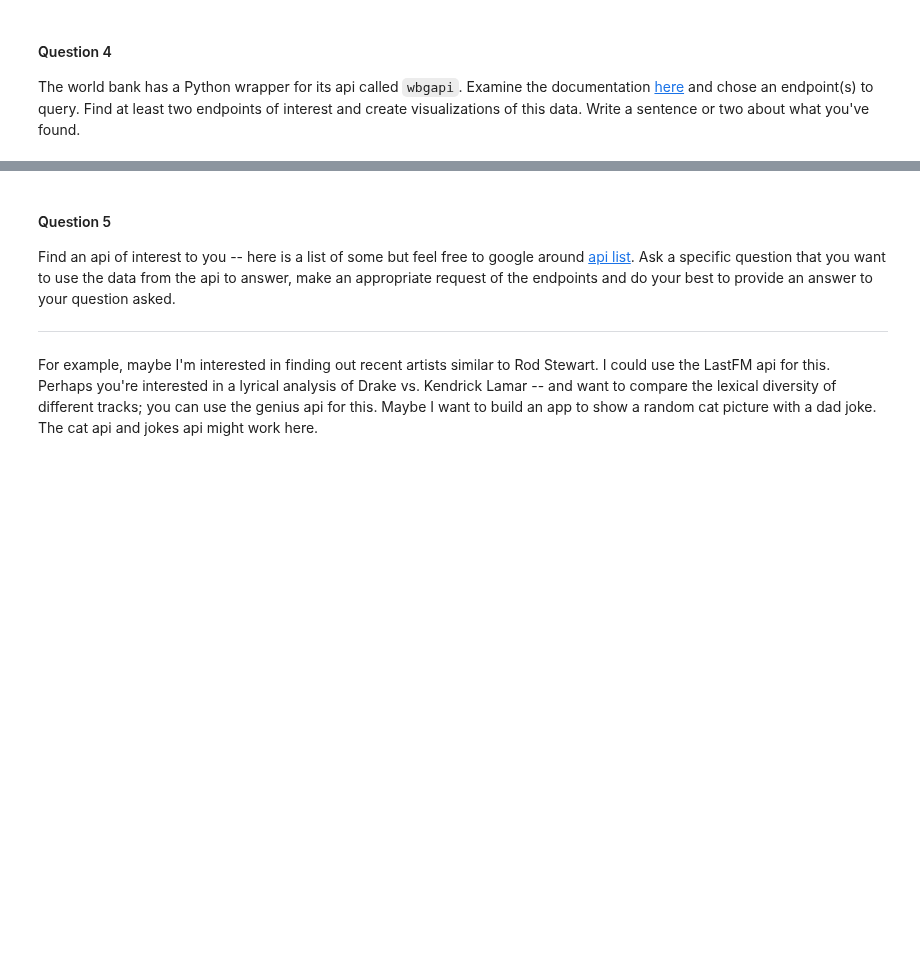
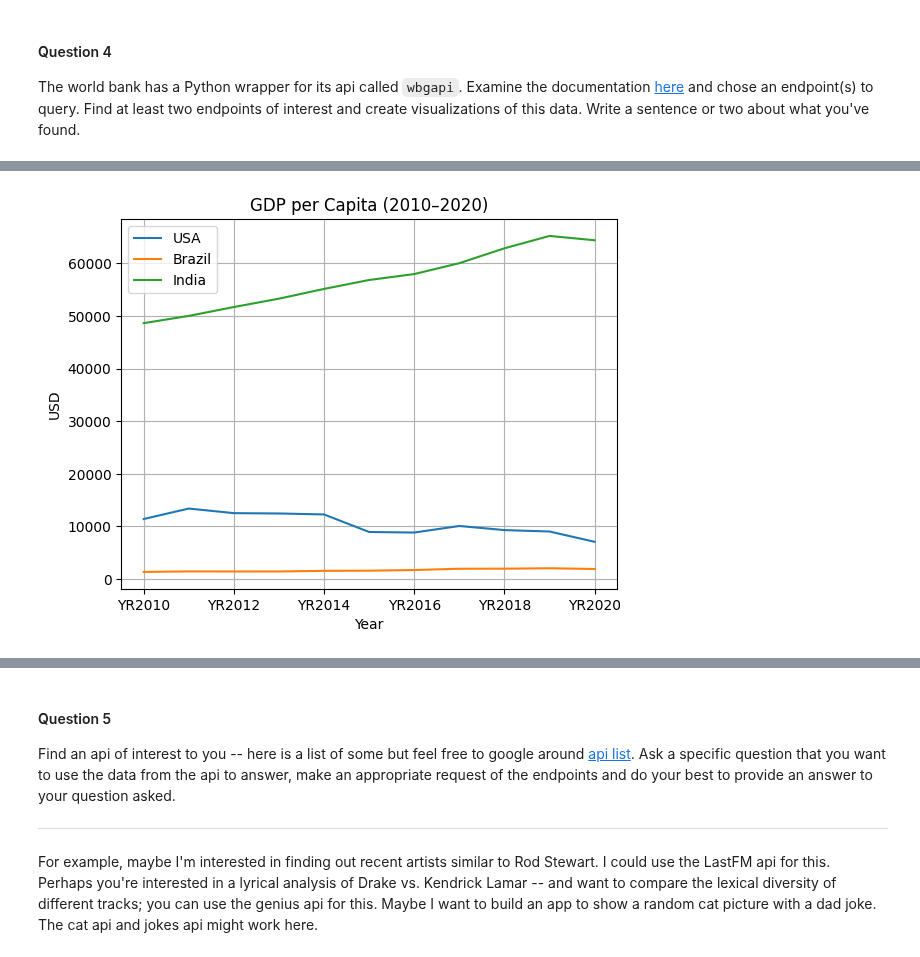
Before and after one commit to josepeon/python_dad_class, a Jupyter notebook: dad_apis_webscraping_hw.ipynb, the cells around one changed output, grey strips where cells are left out. Saved outputs shown, nothing was run; the diff lists cells and outputs as text; code cells hidden in the pictures; blank space fills up the shorter version.

```diff
--- a/dad_apis_webscraping_hw.ipynb
+++ b/dad_apis_webscraping_hw.ipynb
@@ -58,0 +175,5 @@ The world bank has a Python wrapper for its api called `wbgapi`.  Examine the do
+# %%
+gdp = wb.data.DataFrame('NY.GDP.PCAP.CD', ['USA', 'BRA', 'IND'], time=range(2010, 2021))
+gdp = gdp.transpose()
+gdp.columns = ['USA', 'Brazil', 'India']
+gdp.index.name = 'Year'
@@ -58,0 +185,6 @@ The world bank has a Python wrapper for its api called `wbgapi`.  Examine the do
+# %%
+gdp.plot(title='GDP per Capita (2010–2020)', ylabel='USD')
+plt.grid(True)
+plt.show()
+# %% [output]
+[figure, added]
```
Also changed, not shown: parts of 15 cells of this notebook.
